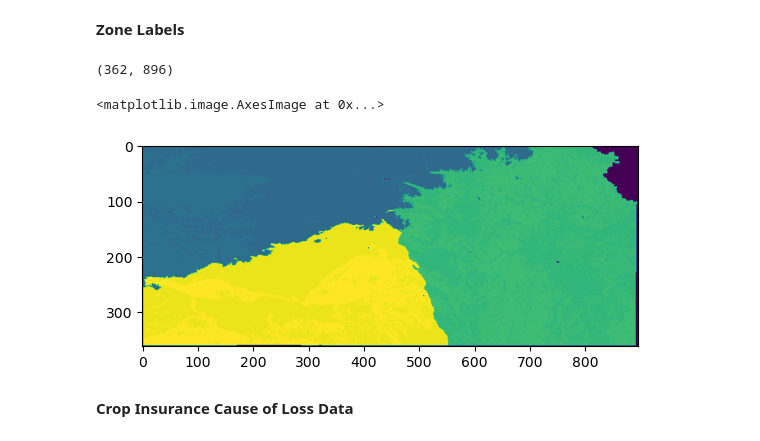
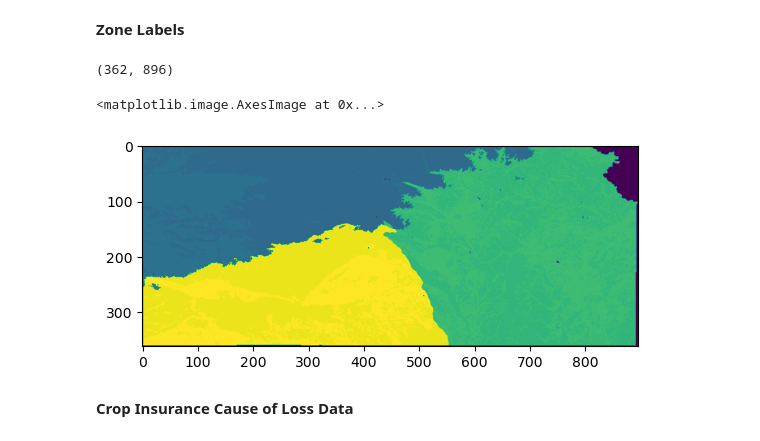
Before and after one commit to sarahannbowser/KS_agro_climatic_zones, a Jupyter notebook: step3_validate.ipynb, the cells around one changed output. Cells and saved outputs as stored; diff of their text form; code cells hidden in the pictures.

```diff
--- a/step3_validate.ipynb
+++ b/step3_validate.ipynb
@@ -28,15 +28,15 @@ warnings.filterwarnings('ignore')
 **Zone Labels**
 # %%
 # Cluster Template
-cluster = rasterio.open(r'C:\Users\Sarah\OneDrive - Kansas State University\Desktop\code\ks_agro_climate\cluster.tif').read(1)
+cluster = rasterio.open(r"C:\Users\Sarah\OneDrive - Kansas State University\Desktop\scripts_jp/agroecology_paper/agroforestry/cluster.tif").read(1)
 print(cluster.shape)
 new_width = cluster.shape[1]
 new_height = cluster.shape[0]
 plt.imshow(cluster)
 # %% [output]
 (362, 896)
 <matplotlib.image.AxesImage at 0x...>
-[figure, old version]
+[figure, new version]
 # %% [markdown]
 **Crop Insurance Cause of Loss Data**
 # %%
```
Also changed, not shown: parts of 18 cells of this notebook, 2 other files.
